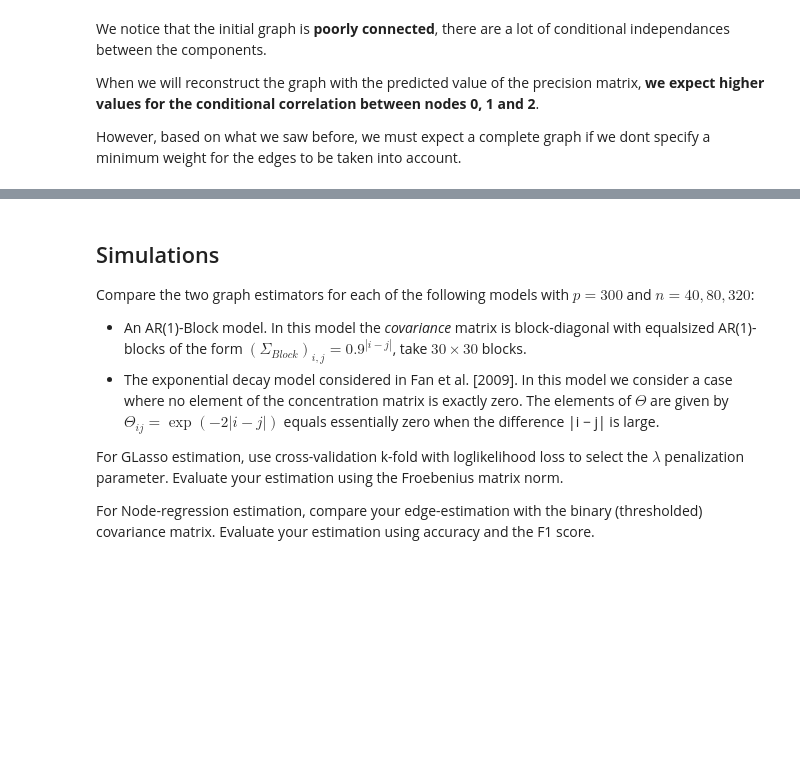
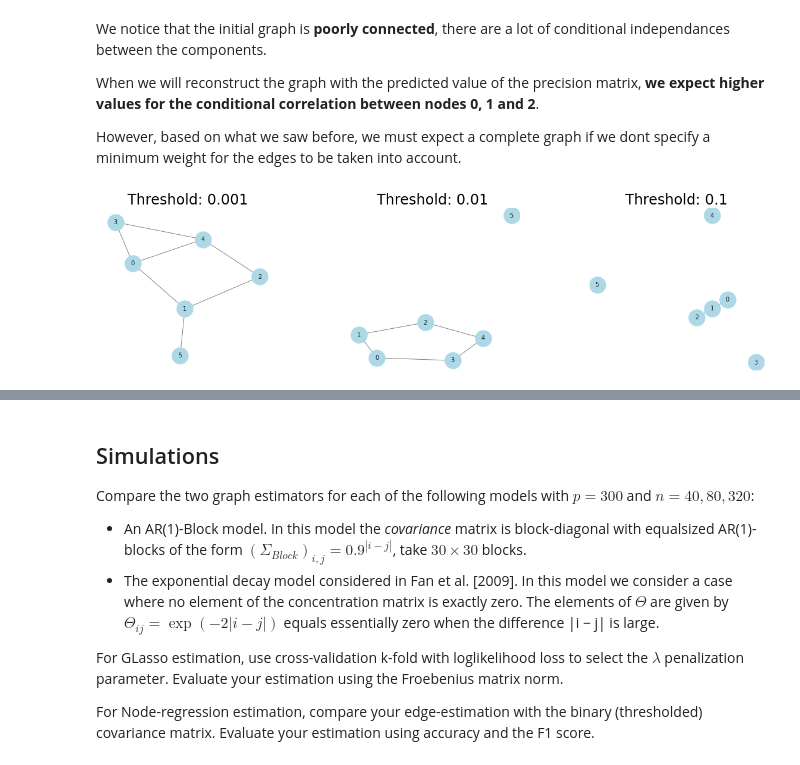
Before and after one commit to amigourou/machine-learning-course, a Jupyter notebook: ML-advanced/TD6/lab6.ipynb, the cells around one changed output, grey strips where cells are left out. Cells and saved outputs as stored; diff of their text form; code cells hidden in the pictures; blank space fills up the shorter version.

```diff
--- a/ML-advanced/TD6/lab6.ipynb
+++ b/ML-advanced/TD6/lab6.ipynb
@@ -173,0 +282,33 @@ However, based on what we saw before, we must expect a complete graph if we dont
+# %%
+#TODO : plot the reconstructed graph with GLASSO using different thresholds. Comment the impact of the choice of the threshold
+# Run GLASSO (Graphical Lasso CV)
+glasso = GraphicalLassoCV()
+glasso.fit(X)
+precision_matrix = glasso.precision_
+
+# Define thresholds
+thresholds = [0.001, 0.01, 0.1]
+
+# Plot reconstructed graphs for different thresholds
+fig, axes = plt.subplots(1, len(thresholds), figsize=(20, 5))
+
+for idx, threshold in enumerate(thresholds):
+    # Threshold the precision matrix to create adjacency matrix
+    adj_matrix = (np.abs(precision_matrix) > threshold).astype(int)
+    np.fill_diagonal(adj_matrix, 0)  # Remove self-loops
+
+    # Create graph
+    G = nx.from_numpy_array(adj_matrix)
+
+    # Plot graph
+    ax = axes[idx]
+    nx.draw(
+        G, ax=ax, with_labels=True, node_color='lightblue', edge_color='gray',
+        node_size=700, font_size=10
+    )
+    ax.set_title(f"Threshold: {threshold}")
+
+fig.subplots_adjust(wspace=0.4)
+plt.show()
+# %% [output]
+[figure, added]
```
Also changed, not shown: parts of 12 cells of this notebook, 1 other file.
